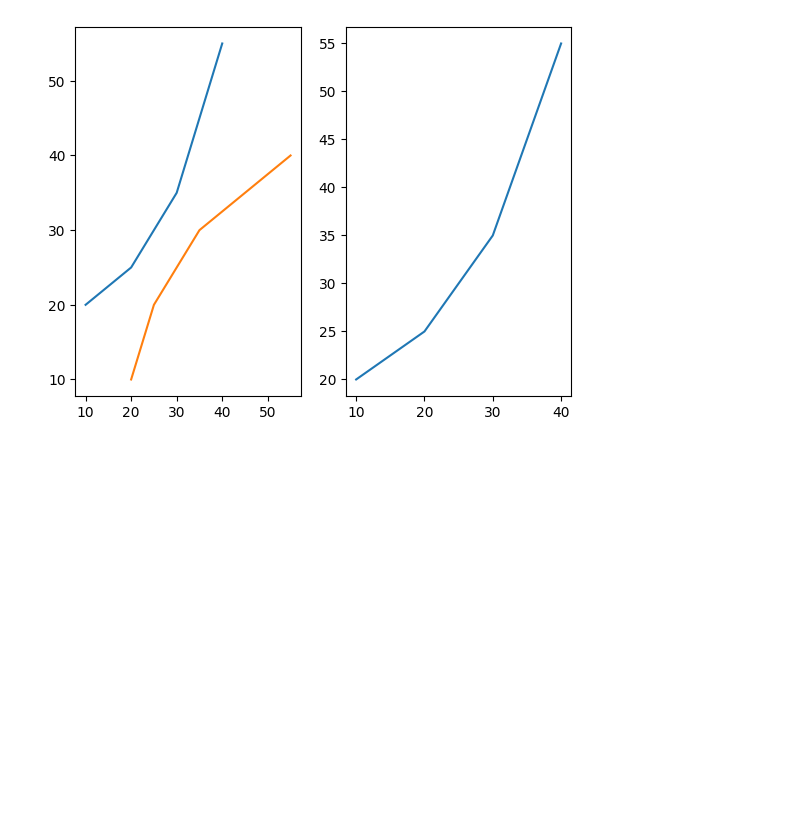
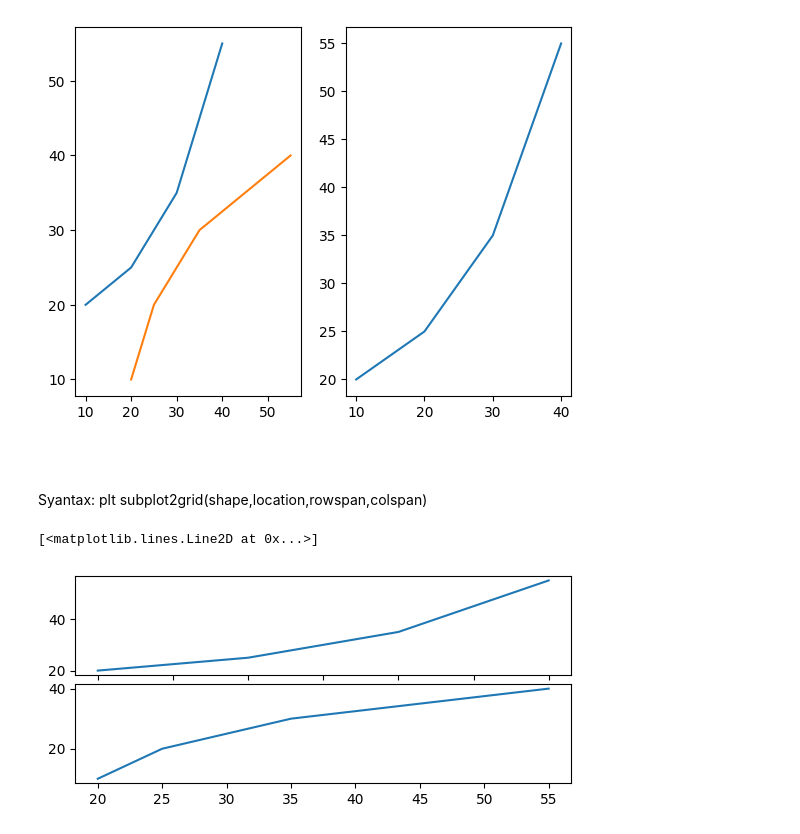
Before and after one commit to Aldistwn29/DataVisualisasi, a Jupyter notebook: into_DataVisualization.ipynb, the cells around one changed output. Cells and saved outputs as stored; diff of their text form; code cells hidden in the pictures; blank space fills up the shorter version.

```diff
--- a/into_DataVisualization.ipynb
+++ b/into_DataVisualization.ipynb
@@ -345,3 +345,25 @@ axes[1].plot(x, y)
 [figure]
 # %% [markdown]
 #
+# %% [markdown]
+Syantax: plt subplot2grid(shape,location,rowspan,colspan)
+# %%
+import matplotlib.pyplot as plt
+
+# Initializing the data
+x = [10, 20, 30, 40]
+y = [20, 25, 35, 55]
+
+# adding the subplots
+axes1 = plt.subplot2grid(
+    (7, 1), (0, 0), rowspan=2, colspan=1)
+
+axes2 = plt.subplot2grid(
+    (7, 1), (2, 0), rowspan=2, colspan=1)
+
+# ploting the data
+axes1.plot(x, y)
+axes2.plot(y, x)
+# %% [output]
+[<matplotlib.lines.Line2D at 0x...>]
+[figure, added]
```
Also changed, not shown: parts of 4 cells of this notebook.
